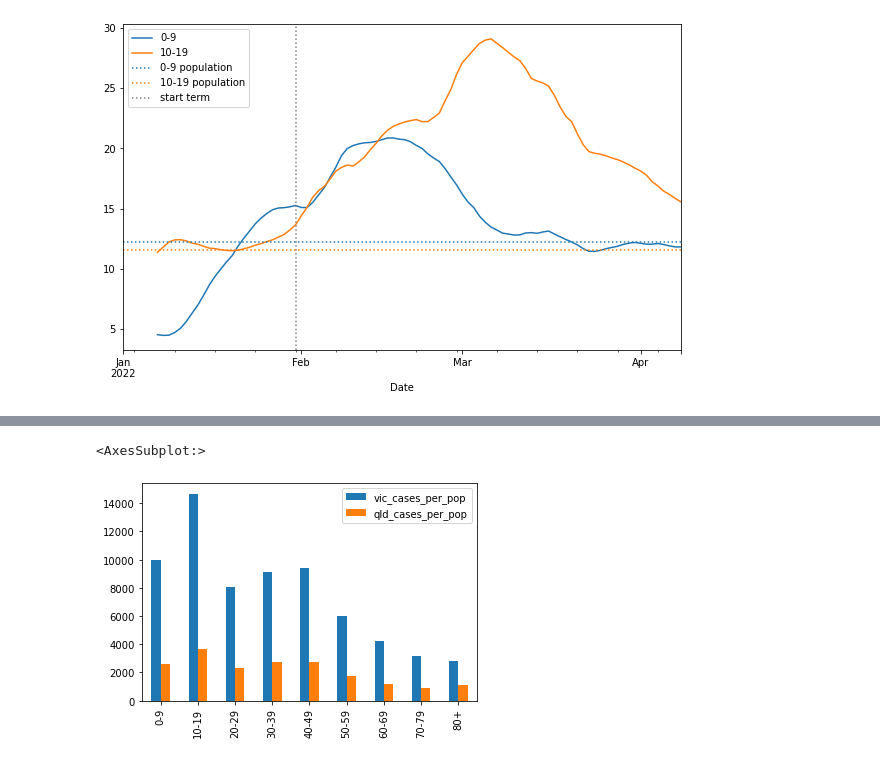
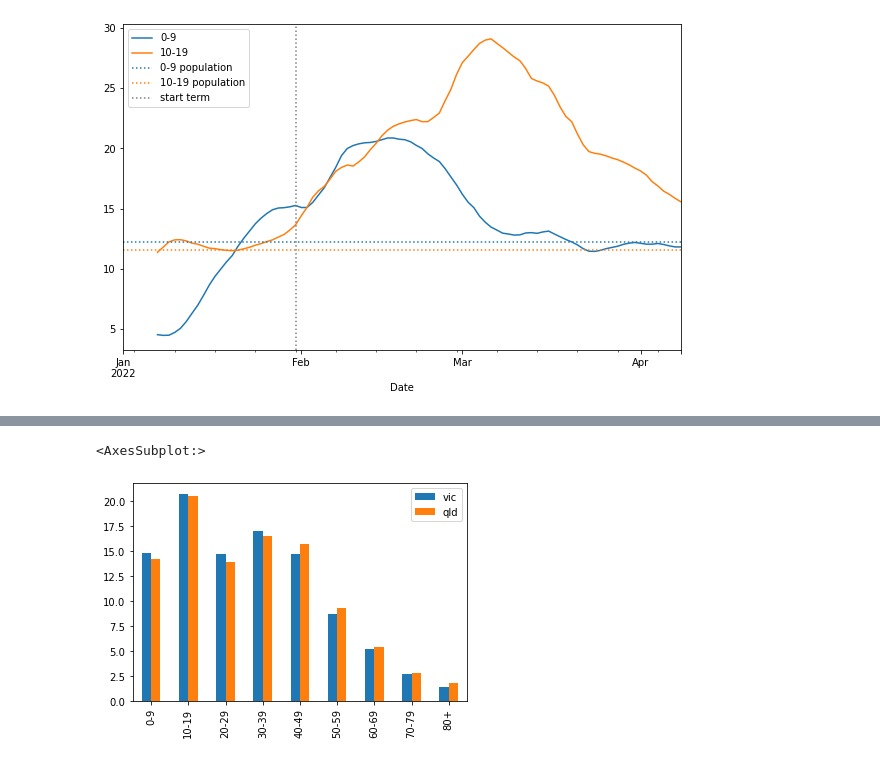
Before and after one commit to amanjit-gill-data/onsite-education-covid, a Jupyter notebook: project.ipynb, the cells around one changed output, grey strips where cells are left out. Cells and saved outputs as stored; diff of their text form; code cells hidden in the pictures.

```diff
--- a/project.ipynb
+++ b/project.ipynb
@@ -288,9 +294,19 @@ ax.legend()
 # %%
 # Q6 how does the % share of child cases in vic compare to share in qld?
 # ans: graph comparing % share of child cares in vic and qld. two series.
 
 # percentage of total cases belonging to each age group
-s_vic_perc = df_term[vic_ages].div(df_vic.sum(axis=1), axis=0).mul(100).round(1)
+vic_total = df_term.sum().sum()
+s_vic_perc = round(df_term.sum() / vic_total * 100, 1)
+
+qld_total = df_term_qld.sum().sum()
+s_qld_perc = round(df_term_qld.sum() / qld_total * 100, 1)
+
+df_vq_perc = pd.DataFrame()
+df_vq_perc['vic'] = s_vic_perc
+df_vq_perc['qld'] = s_qld_perc
+
+df_vq_perc.plot(kind='bar')
 # %% [output]
 <AxesSubplot:>
-[figure, old version]
+[figure, new version]
```
Also changed, not shown: parts of 1 cell of this notebook.
